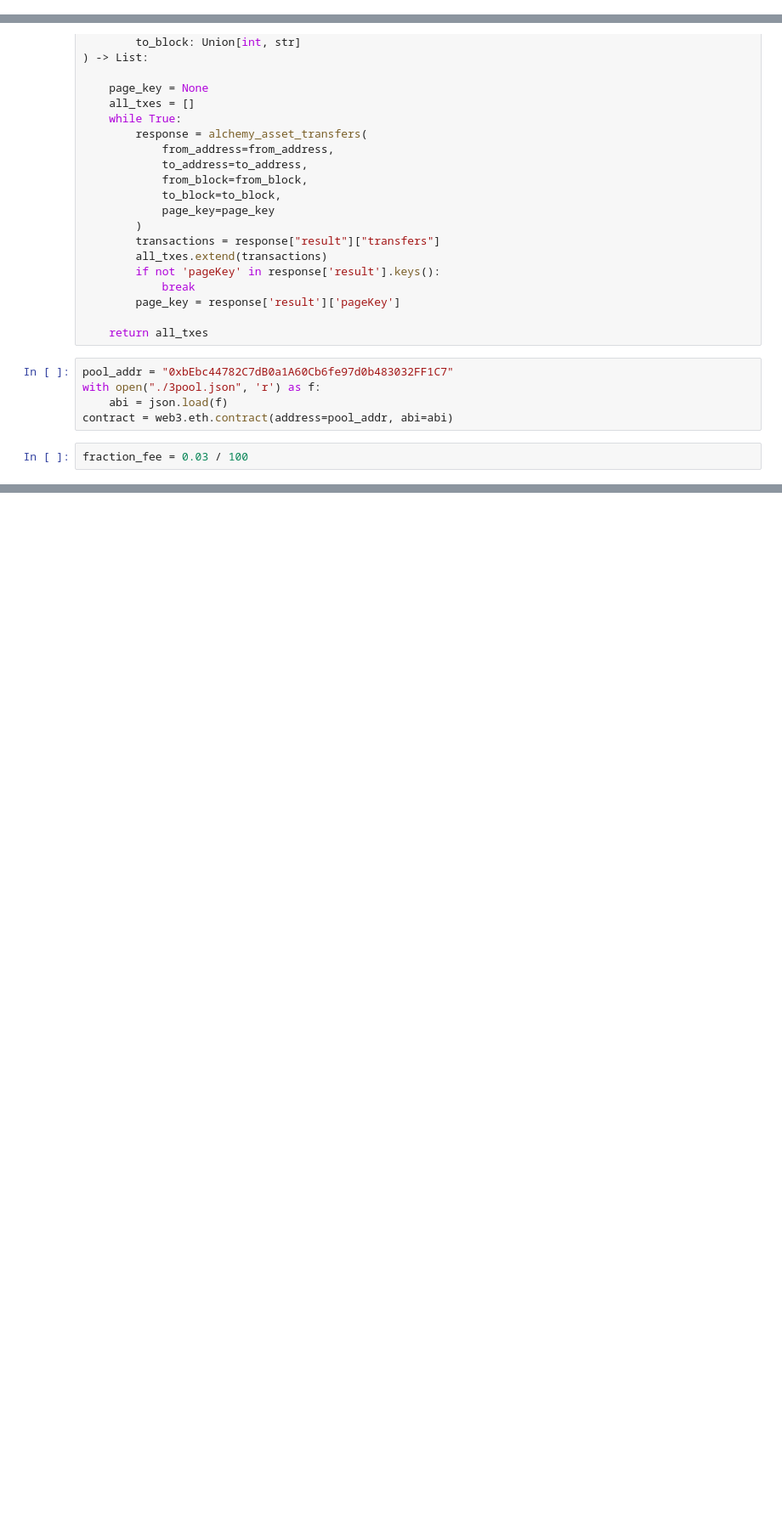
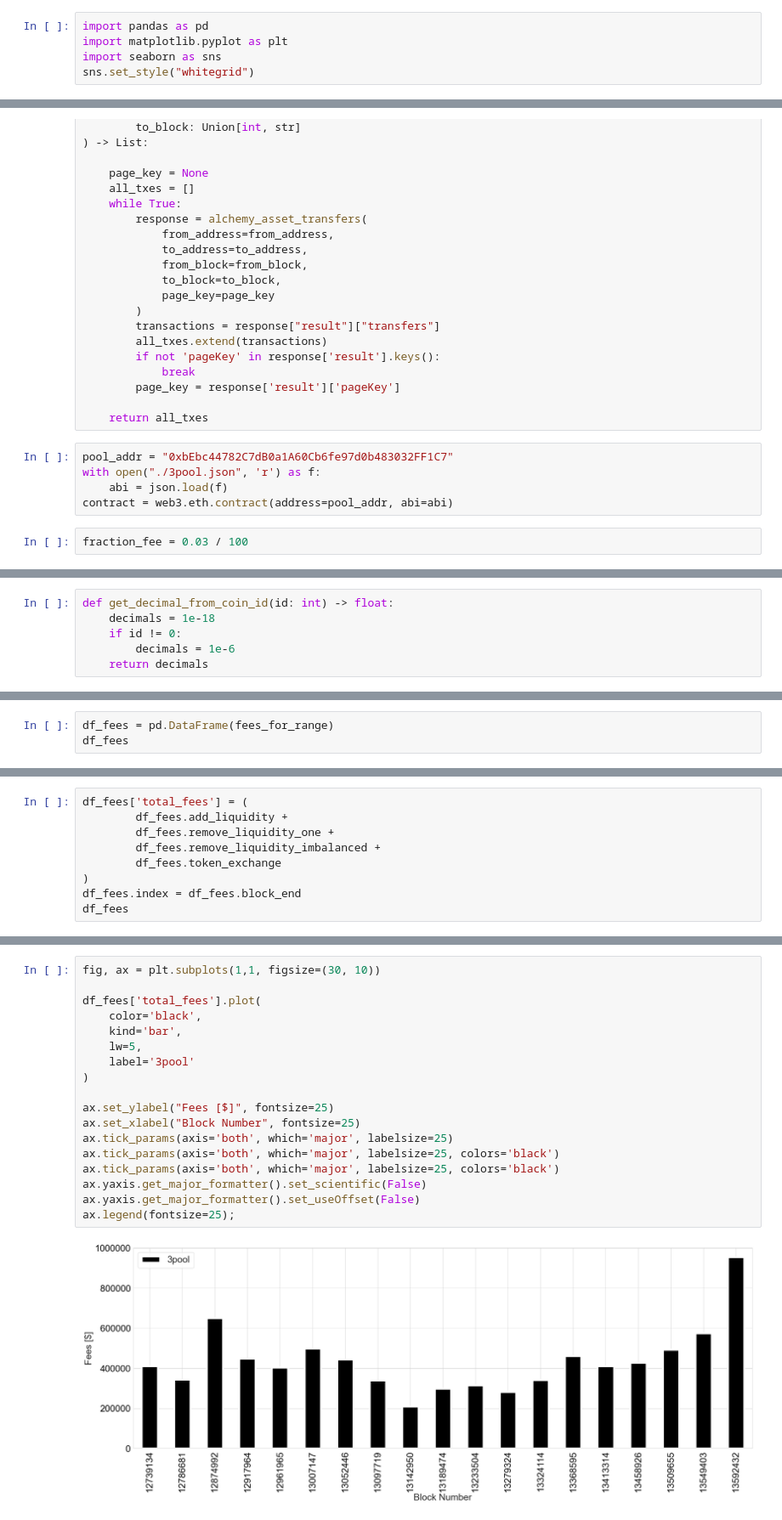
Before and after one commit to bout3fiddy/on-chain-analytics, a Jupyter notebook: notebooks/curve-analysis/curve-pools/swaps/get_fees_from_stableswaps_alchemy.ipynb, the cells around one changed output, grey strips where cells are left out. Shown at 85% size. Drawn from its saved outputs; the diff is of its cells as text; blank space fills up the shorter version.

```diff
--- a/notebooks/curve-analysis/curve-pools/swaps/get_fees_from_stableswaps_alchemy.ipynb
+++ b/notebooks/curve-analysis/curve-pools/swaps/get_fees_from_stableswaps_alchemy.ipynb
@@ -10,3 +10,8 @@ from web3 import Web3, HTTPProvider, IPCProvider
+# %%
+import pandas as pd
+import matplotlib.pyplot as plt
+import seaborn as sns
+sns.set_style("whitegrid")
 # %%
 ALCHEMY_API_KEY = os.environ['ALCHEMY_API_KEY']
 web3 = Web3(HTTPProvider(f"https://eth-mainnet.alchemyapi.io/v2/{ALCHEMY_API_KEY}"))
@@ -163,0 +109,6 @@ fees_for_range
+# %%
+def get_decimal_from_coin_id(id: int) -> float:
+    decimals = 1e-18
+    if id != 0:
+        decimals = 1e-6
+    return decimals
@@ -163,0 +188,3 @@ fees_for_range
+# %%
+df_fees = pd.DataFrame(fees_for_range)
+df_fees
@@ -163,0 +209,9 @@ fees_for_range
+# %%
+df_fees['total_fees'] = (
+        df_fees.add_liquidity +
+        df_fees.remove_liquidity_one +
+        df_fees.remove_liquidity_imbalanced +
+        df_fees.token_exchange
+)
+df_fees.index = df_fees.block_end
+df_fees
@@ -163,0 +237,20 @@ fees_for_range
+# %%
+fig, ax = plt.subplots(1,1, figsize=(30, 10))
+
+df_fees['total_fees'].plot(
+    color='black',
+    kind='bar',
+    lw=5,
+    label='3pool'
+)
+
+ax.set_ylabel("Fees [$]", fontsize=25)
+ax.set_xlabel("Block Number", fontsize=25)
+ax.tick_params(axis='both', which='major', labelsize=25)
+ax.tick_params(axis='both', which='major', labelsize=25, colors='black')
+ax.tick_params(axis='both', which='major', labelsize=25, colors='black')
+ax.yaxis.get_major_formatter().set_scientific(False)
+ax.yaxis.get_major_formatter().set_useOffset(False)
+ax.legend(fontsize=25);
+# %% [output]
+[figure, added]
```
Also changed, not shown: parts of 8 cells of this notebook.
